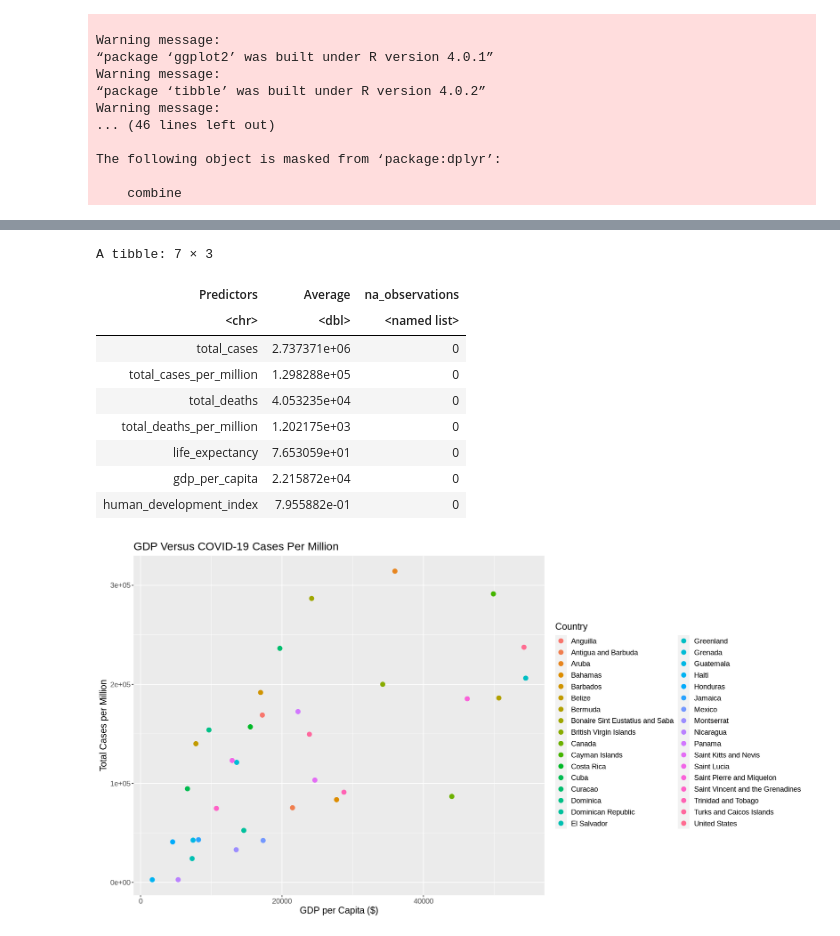
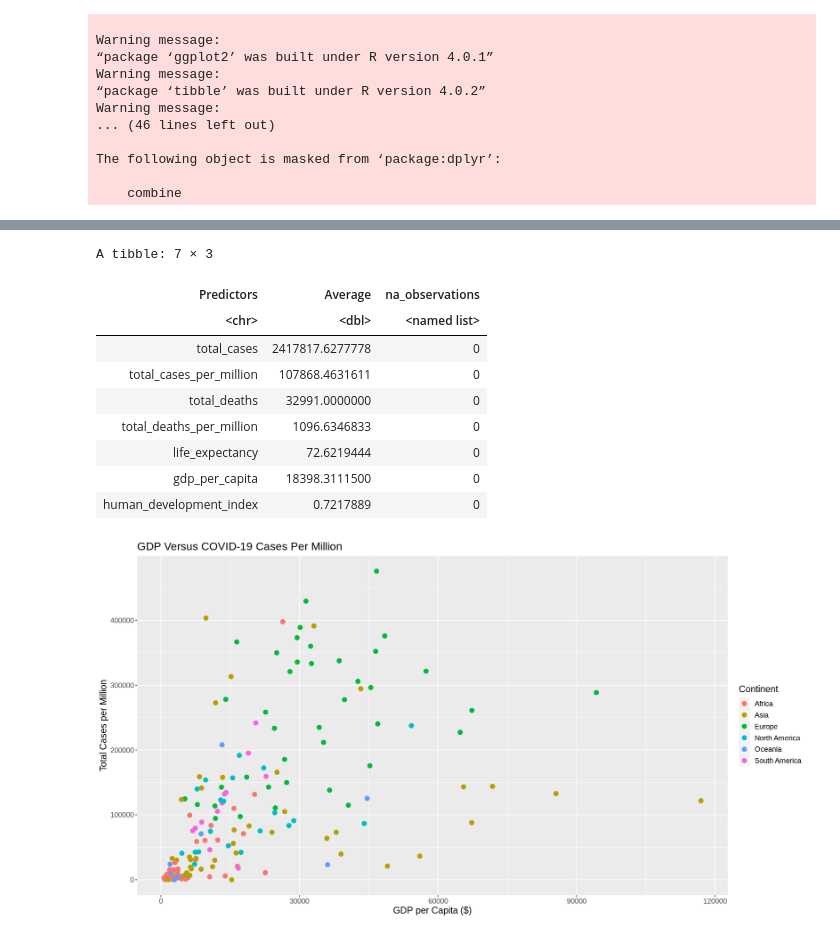
Before and after one commit to jerryyvn/DSCI-Group-11-Project, a Jupyter notebook: project_proposal.ipynb, the cells around one changed output, grey strips where cells are left out. Cells and saved outputs as stored; diff of their text form; code cells hidden in the pictures.

```diff
--- a/project_proposal.ipynb
+++ b/project_proposal.ipynb
@@ -84,11 +65,19 @@ A spec_tbl_df: 173027 × 67
 # %%
 # FILTER RELEVANT COLS
 
-filtered_covid_data <- filter(covid_data, continent == "North America", date == "2022-02-28")
-relevant_covid_data <- filtered_covid_data %>%
-            select(location, date, total_cases, total_cases_per_million, total_deaths, total_deaths_per_million, life_expectancy,
-                   gdp_per_capita, human_development_index) %>%
-            filter(!is.na(total_cases))
-#Data with NA values
+# filtered_covid_data <- filter(covid_data, continent == "North America", date == "2022-02-28")
+# relevant_covid_data <- filtered_covid_data %>%
+#             select(location, date, total_cases, total_cases_per_million, total_deaths, total_deaths_per_million, life_expectancy,
+#                    gdp_per_capita, human_development_index) %>%
+#             filter(!is.na(total_cases))
+filtered_covid_data = filter(covid_data, date == "2022-02-28")
+relevant_covid_data = filtered_covid_data %>%
+                        select(continent, location, date, total_cases, total_cases_per_million, total_deaths, total_deaths_per_million, life_expectancy,
+                               gdp_per_capita, human_development_index) %>%
+                        filter(!is.na(total_cases), !is.na(gdp_per_capita), !is.na(human_development_index), !is.na(total_deaths),
+                                !is.na(total_deaths_per_million), !is.na(continent))
+
+# map(relevant_covid_data, ~sum(is.na(.)))
+#Data without NA values
 relevant_covid_data
 # %% [output]
@@ -158,7 +103,7 @@ A tibble: 34 × 9
 # %%
 # SUMMARY TABLE of AVERAGES
 
-summary_table = tidy_covid_data %>% select(!c("date", "location"))
+summary_table = relevant_covid_data %>% select(!c("date", "location", "continent"))
 
 # COUNT NA VALUES
 na_obs = summary_table %>% map(~sum(is.na(.)))
@@ -172,27 +117,31 @@ summary_table = summary_table %>%
 
 summary_table = summary_table %>%
                 mutate(na_observations = na_obs)
+
+options(scipen = 999)
+# The summary table provides information on the averages of each of the numeric columns as well as the amount of missing values from each column.
+
 summary_table
 # %% [output]
 A tibble: 7 × 3
 | Predictors | Average | na_observations |
 | <chr> | <dbl> | <named list> |
-| total_cases | 2.737371e+06 | 0 |
-| total_cases_per_million | 1.298288e+05 | 0 |
-| total_deaths | 4.053235e+04 | 0 |
-| total_deaths_per_million | 1.202175e+03 | 0 |
-| life_expectancy | 7.653059e+01 | 0 |
-| gdp_per_capita | 2.215872e+04 | 0 |
-| human_development_index | 7.955882e-01 | 0 |
+| total_cases | 2417817.6277778 | 0 |
+| total_cases_per_million | 107868.4631611 | 0 |
+| total_deaths | 32991.0000000 | 0 |
+| total_deaths_per_million | 1096.6346833 | 0 |
+| life_expectancy | 72.6219444 | 0 |
+| gdp_per_capita | 18398.3111500 | 0 |
+| human_development_index | 0.7217889 | 0 |
 # %%
 #resize
 options(repr.plot.width = 15, repr.plot.height = 8)
 #GDP plot of total cases per million and GDP per capita
-proposal_plot_GDP_to_Covid_rates <- tidy_covid_data %>%
-                    ggplot(aes(x = gdp_per_capita, y = total_cases_per_million, color = location)) + geom_point(size = 3) +
-                    labs(x = "GDP per Capita ($)", y = "Total Cases per Million", color = "Country") +
+proposal_plot_GDP_to_Covid_rates <- relevant_covid_data %>%
+                    ggplot(aes(x = gdp_per_capita, y = total_cases_per_million, color = continent)) + geom_point(size = 3) +
+                    labs(x = "GDP per Capita ($)", y = "Total Cases per Million", color = "Continent") +
                     ggtitle("GDP Versus COVID-19 Cases Per Million") +
                     theme(text = element_text(size = 14))
 proposal_plot_GDP_to_Covid_rates
 # %% [output]
-[figure, old version]
+[figure, new version]
```
Also changed, not shown: parts of 10 cells of this notebook.
